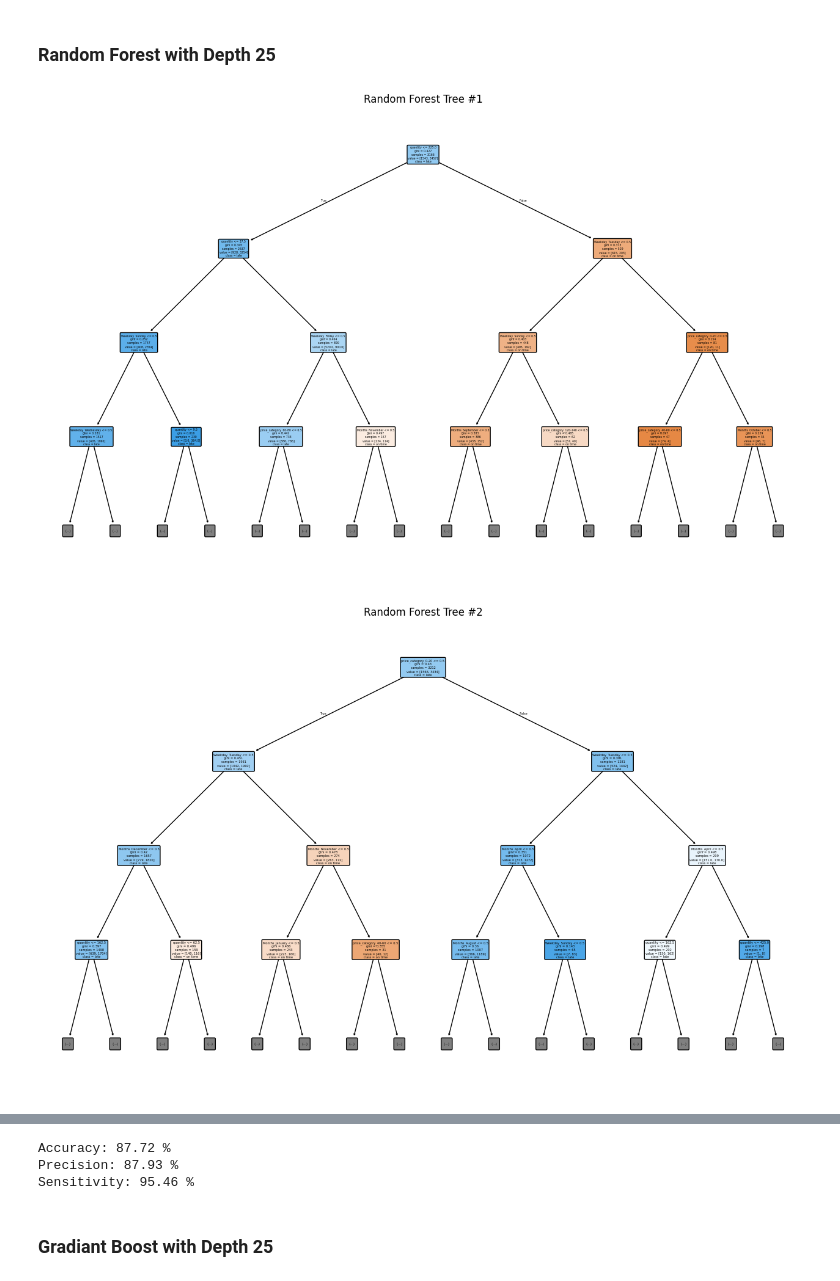
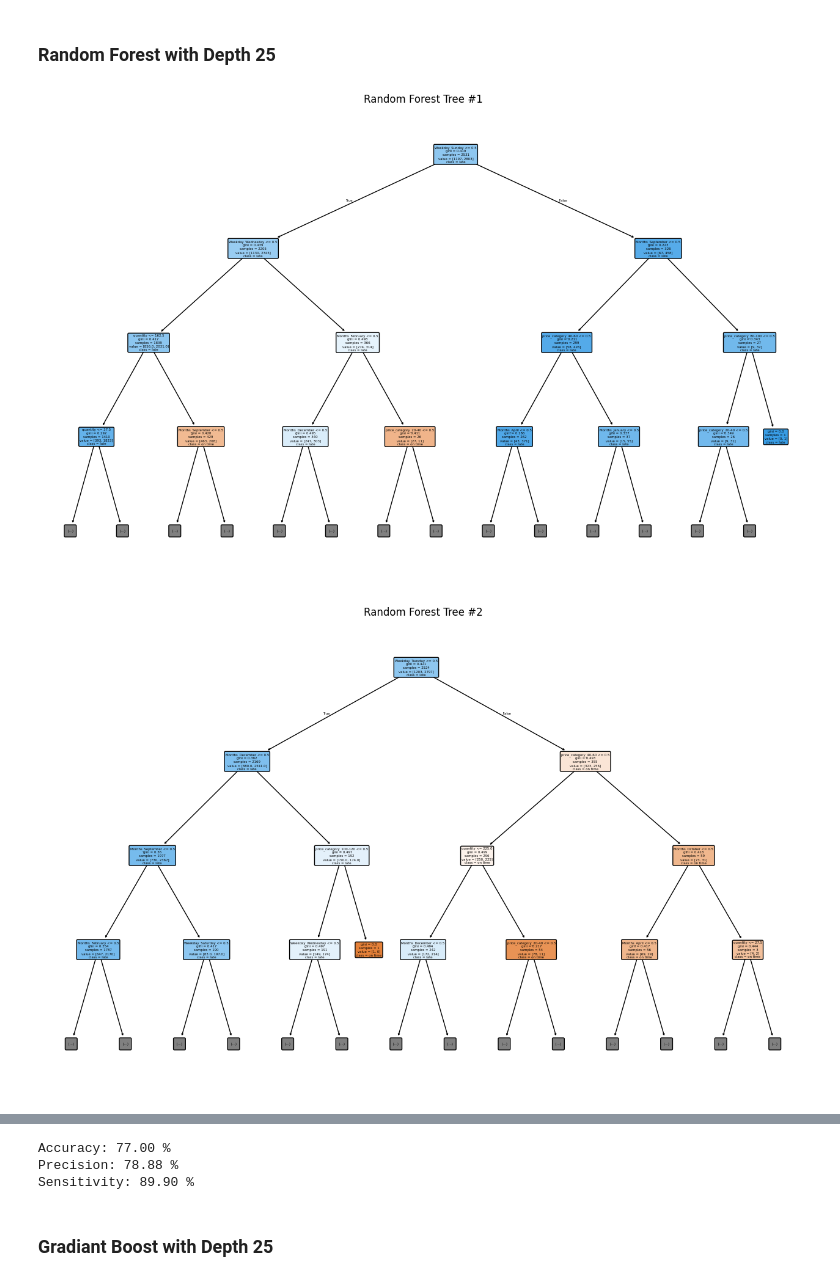
Before and after one commit to anantapdash/MBA_BusinessAnalytics_SalesPrediction, a Jupyter notebook: py_Final_CaseStudy.ipynb, the cells around one changed output, grey strips where cells are left out. Drawn from its saved outputs; the diff is of its cells as text; code cells hidden in the pictures.

Commit message:
Fixed bug related to accuracy calculation , the test was missing Random Forest

```diff
--- a/py_Final_CaseStudy.ipynb
+++ b/py_Final_CaseStudy.ipynb
@@ -214,6 +214,7 @@ Sensitivity: 83.60 %
 import pandas as pd
 from sklearn.tree import DecisionTreeClassifier , plot_tree
 from sklearn.ensemble import RandomForestClassifier
+from sklearn.model_selection import train_test_split
 from matplotlib import pyplot as plt
 from sklearn.metrics import confusion_matrix, ConfusionMatrixDisplay, accuracy_score , precision_score , recall_score
 import os
@@ -270,10 +271,18 @@ features = (['quantity'] +
 # tree = DecisionTreeClassifier(max_depth=25)
 # tree.fit(X = transactions3[features], y = transactions3['late'])
 
+random_var = 2025
+
+X_train, X_test, y_train, y_test = train_test_split(
+    transactions3[features],
+    transactions3['late'],
+    test_size=0.2,
+    random_state=random_var
+)
+
 # Train a Random Forest Classifier with depth of 25
 rf = RandomForestClassifier(n_estimators=100, max_depth=maxdepth)
-rf.fit(X=transactions3[features], y=transactions['late'])
-
+rf.fit(X=X_train, y=y_train)
 
 # Plot the first 3 trees in the random forest
 
@@ -294,44 +303,54 @@ for i in range(3):
 # Make predictions on the training data
 
 # Evaluate the model using confusion matrix
-rf_pred = rf.predict(transactions3[features])
-y_true = transactions3['late']
-cm = confusion_matrix(y_true, rf_pred)
+
+
+
+rf_pred = rf.predict(X_test)
+y_pred_train= rf.predict(X_train)
+
+train_acc = accuracy_score(y_true=y_train, y_pred=y_pred_train)
+test_acc = accuracy_score(y_true=y_test, y_pred=rf_pred)
+
+# rf_pred = rf.predict(transactions3[features])
+# y_true = transactions3['late']
+
+cm = confusion_matrix(y_test, rf_pred)
 cm_transposed = cm.T
 
 # Create a confusion matrix display with transposed axes
 disp = ConfusionMatrixDisplay(confusion_matrix=cm_transposed,
                              display_labels=['on time', 'late'])
 
 # Create a figure and plot
 fig, ax = plt.subplots(figsize=(8, 6))
 disp.plot(ax=ax, cmap='Blues')
 plt.xlabel('True label')  # This will now be on the x-axis
 plt.ylabel('Predicted label')  # This will now be on the y-axis
 plt.title('Confusion Matrix for Procurement Delivery Prediction (Axes Inverted)')
 plt.savefig('Confusion_matrix/'+runID+'confusion_matrix_v_'+now_str+'.png', dpi=300, bbox_inches='tight')
 plt.show()
 
-accuracy = accuracy_score(y_true = y_true , y_pred = rf_pred)
-precision = precision_score(y_true = y_true , y_pred = rf_pred)
-sensitivity = recall_score(y_true = y_true , y_pred = rf_pred)
+accuracy = accuracy_score(y_true = y_test , y_pred = rf_pred)
+precision = precision_score(y_true = y_test , y_pred = rf_pred)
+sensitivity = recall_score(y_true = y_test , y_pred = rf_pred)
 
 print (f"Accuracy: {accuracy * 100:.2f} %")
 print (f"Precision: {precision * 100:.2f} %")
 print (f"Sensitivity: {sensitivity * 100:.2f} %")
 
 output_text = (
     f"Accuracy: {accuracy * 100:.2f} %\n"
     f"Precision: {precision * 100:.2f} %\n"
     f"Sensitivity: {sensitivity * 100:.2f} %"
 )
 
 # Create a figure
 fig, ax = plt.subplots(figsize=(6, 2))
 ax.axis('off')  # Hide axes
 plt.text(0.01, 0.5, output_text, fontsize=14, va='center', ha='left')
 plt.savefig(f'Performance_Measurement/{runID}metrics_output_{now_str}.png', bbox_inches='tight', dpi=300)
 plt.close()
 # %% [output]
-[figure, old version]
+[figure, new version]
-[figure, old version]
+[figure, new version]
@@ -340,6 +359,6 @@ plt.close()
-Accuracy: 87.72 %
-Precision: 87.93 %
-Sensitivity: 95.46 %
+Accuracy: 77.00 %
+Precision: 78.88 %
+Sensitivity: 89.90 %
 # %% [markdown]
 ### Gradiant Boost with Depth 25
 # %%
```
Also changed, not shown: parts of 1 cell of this notebook, 5 other files.
